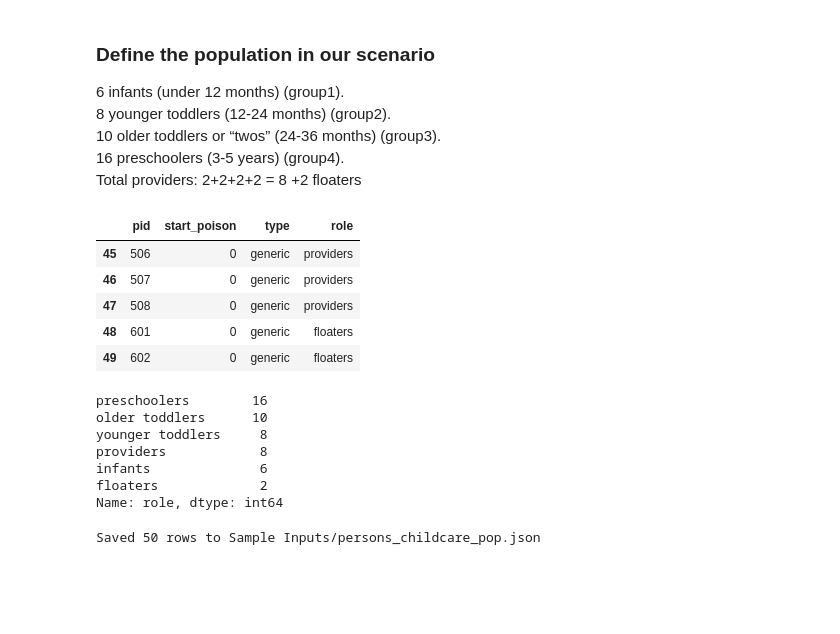
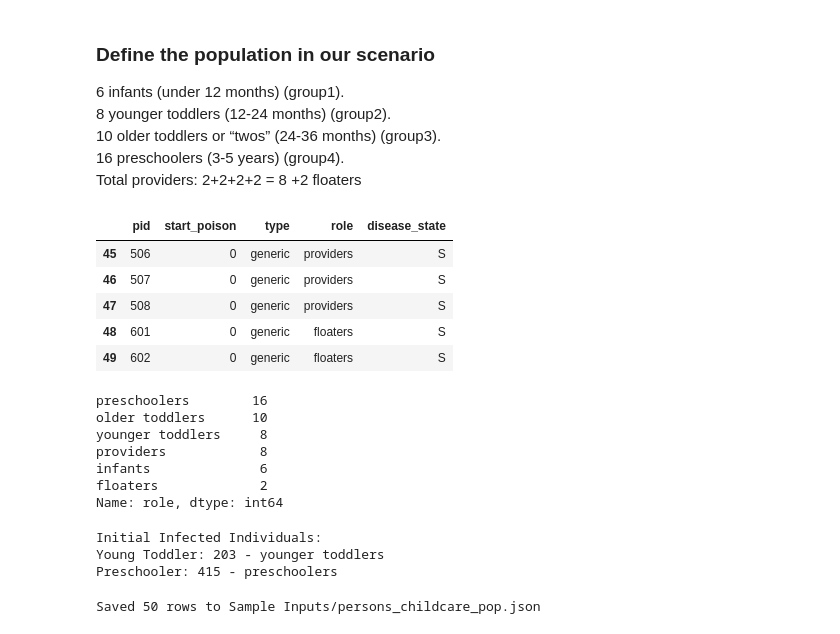
Before and after one commit to NSSAC/brave-childcare-godot, a Jupyter notebook: analysis/pop_sched_generation.ipynb, the cells around one changed output. Drawn from its saved outputs; the diff is of its cells as text; code cells hidden in the pictures; blank space fills up the shorter version.

```diff
--- a/analysis/pop_sched_generation.ipynb
+++ b/analysis/pop_sched_generation.ipynb
@@ -28,38 +24,39 @@ group_sizes = [6, 8, 10, 16, 8, 2]
 # %%
 # Build group counts from cell 3
 if len(group_names) != len(group_sizes):
     raise ValueError("group_names and group_sizes must have the same length.")
 
 group_counts = dict(zip(group_names, group_sizes))
 
 rows = []
 
 if len(group_names) > 9:
     raise ValueError("This pid scheme supports at most 9 groups (first digit 1-9).")
 
 for group_idx, group_name in enumerate(group_names, start=1):
     count = group_counts[group_name]
     if count > 99:
         raise ValueError(f"Group '{group_name}' has {count} rows, but max is 99 for 3-digit pid format.")
 
     for i in range(1, count + 1):
         pid = f"{group_idx}{i:02d}"  # e.g., 101, 102, ..., 201, 202, ...
         rows.append({
             "pid": pid,
             "start_poison": 0,
             "type": "generic",
             "role": group_name,
+            "disease_state": "S",
         })
 
 group_persons_df = pd.DataFrame(rows)
 group_persons_df.tail()
 # %% [output]
-|  | pid | start_poison | type | role |
-| 45 | 506 | 0 | generic | providers |
-| 46 | 507 | 0 | generic | providers |
-| 47 | 508 | 0 | generic | providers |
-| 48 | 601 | 0 | generic | floaters |
-| 49 | 602 | 0 | generic | floaters |
+|  | pid | start_poison | type | role | disease_state |
+| 45 | 506 | 0 | generic | providers | S |
+| 46 | 507 | 0 | generic | providers | S |
+| 47 | 508 | 0 | generic | providers | S |
+| 48 | 601 | 0 | generic | floaters | S |
+| 49 | 602 | 0 | generic | floaters | S |
 # %%
 group_persons_df.role.value_counts()
 # %% [output]
@@ -70,6 +67,30 @@ providers            8
 infants              6
 floaters             2
 Name: role, dtype: int64
+# %%
+import random
+
+# Set initial infected individuals
+# Randomly select one young toddler and one preschooler to start as infected
+
+young_toddlers = group_persons_df[group_persons_df['role'] == 'younger toddlers']
+preschoolers = group_persons_df[group_persons_df['role'] == 'preschoolers']
+
+# Randomly select one from each group
+infected_toddler_idx = random.choice(young_toddlers.index)
+infected_preschooler_idx = random.choice(preschoolers.index)
+
+# Set their disease state to "I" (Infected)
+group_persons_df.loc[infected_toddler_idx, 'disease_state'] = 'I'
+group_persons_df.loc[infected_preschooler_idx, 'disease_state'] = 'I'
+
+print("Initial Infected Individuals:")
+print(f"Young Toddler: {group_persons_df.loc[infected_toddler_idx, 'pid']} - {group_persons_df.loc[infected_toddler_idx, 'role']}")
+print(f"Preschooler: {group_persons_df.loc[infected_preschooler_idx, 'pid']} - {group_persons_df.loc[infected_preschooler_idx, 'role']}")
+# %% [output]
+Initial Infected Individuals:
+Young Toddler: 203 - younger toddlers
+Preschooler: 415 - preschoolers
 # %%
 output_path = "Sample Inputs/persons_childcare_pop.json"
 
```
Also changed, not shown: parts of 23 cells of this notebook, 16 other files.
